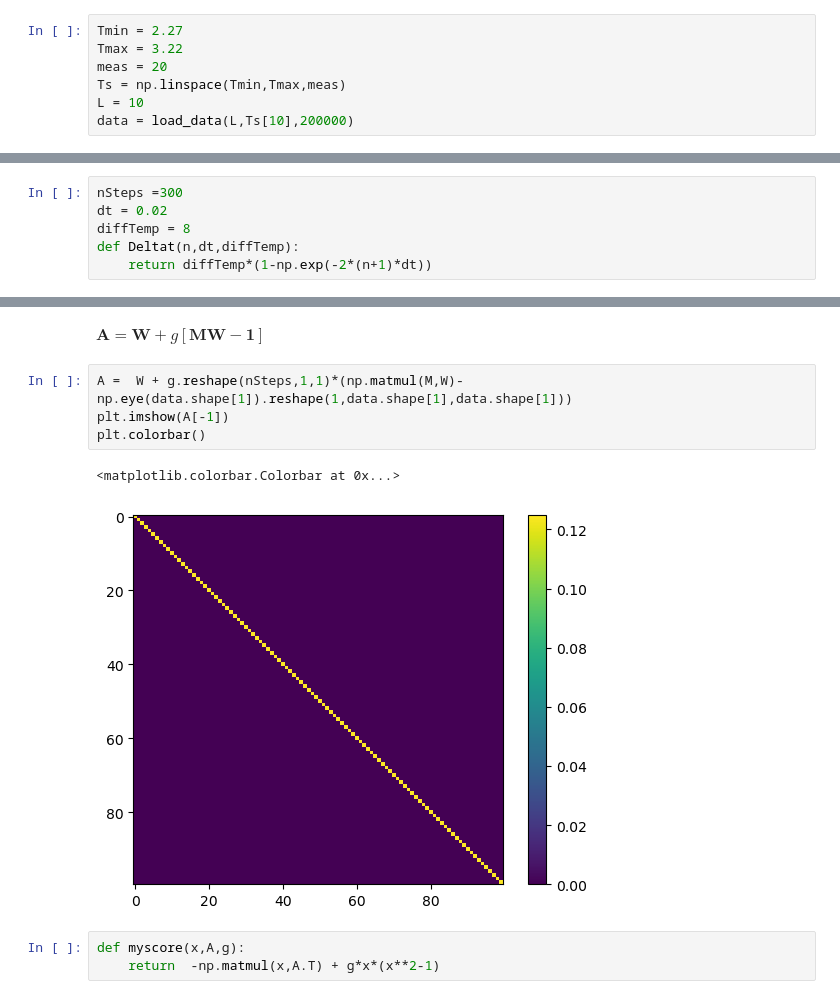
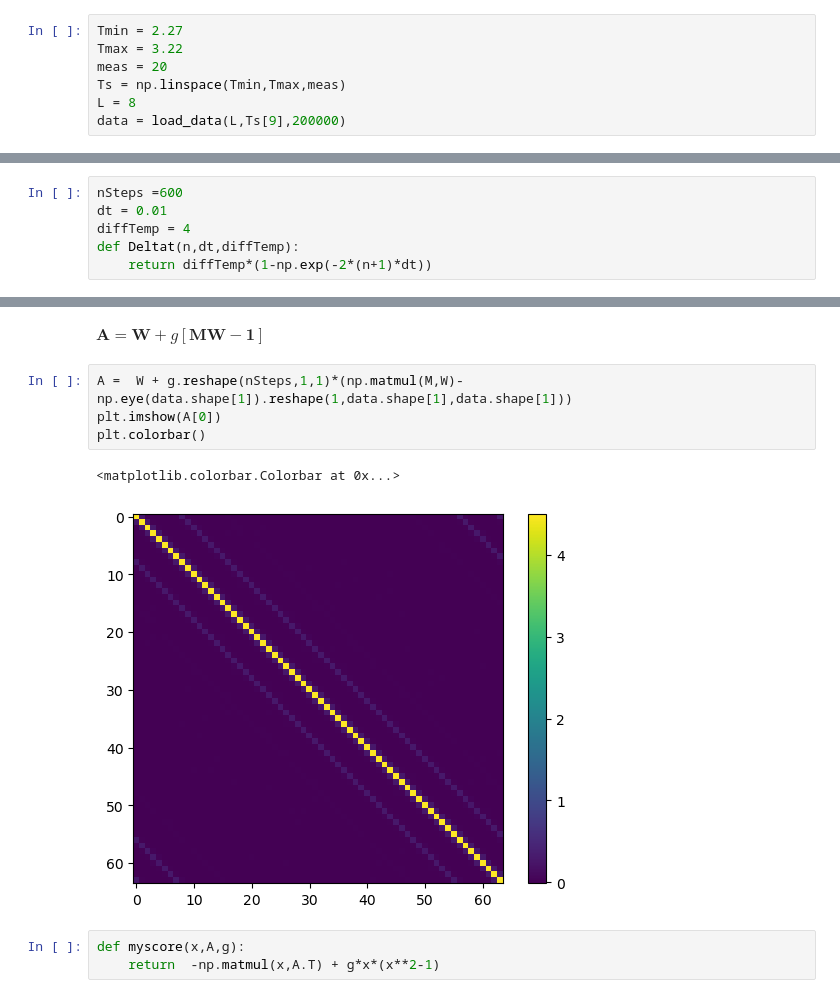
Before and after one commit to bsfn-0323/diffusion, a Jupyter notebook: gaussDiff_constraint.ipynb, the cells around one changed output, grey strips where cells are left out. Cells and saved outputs as stored; diff of their text form.

```diff
--- a/gaussDiff_constraint.ipynb
+++ b/gaussDiff_constraint.ipynb
@@ -11,8 +11,8 @@ Tmin = 2.27
 Tmax = 3.22
 meas = 20
 Ts = np.linspace(Tmin,Tmax,meas)
-L = 10
-data = load_data(L,Ts[10],200000)
+L = 8
+data = load_data(L,Ts[9],200000)
 # %% [markdown]
 $\mathbf{A} = \mathbf{W} + g\left[\mathbf{M}\mathbf{W}-\mathbf{1} \right]$
 
@@ -27,9 +27,9 @@ $\text{Tr}(\mathbf{A}(\mathbf{M}-\mathbf{W}^{-1})) - g \cdot\text{Tr}(x_i^2  (x_
 # %% [markdown]
 Let's get the matrix M and W
 # %%
-nSteps =300
-dt = 0.02
-diffTemp = 8
+nSteps =600
+dt = 0.01
+diffTemp = 4
 def Deltat(n,dt,diffTemp):
     return diffTemp*(1-np.exp(-2*(n+1)*dt))
 # %%
@@ -75,11 +75,11 @@ plt.xscale("log")
 $\mathbf{A} = \mathbf{W} + g\left[\mathbf{M}\mathbf{W}-\mathbf{1} \right]$
 # %%
 A =  W + g.reshape(nSteps,1,1)*(np.matmul(M,W)-np.eye(data.shape[1]).reshape(1,data.shape[1],data.shape[1]))
-plt.imshow(A[-1])
+plt.imshow(A[0])
 plt.colorbar()
 # %% [output]
 <matplotlib.colorbar.Colorbar at 0x...>
-[figure, old version]
+[figure, new version]
 # %%
 def myscore(x,A,g):
     return  -np.matmul(x,A.T) + g*x*(x**2-1)
```
Also changed, not shown: parts of 7 cells of this notebook.
